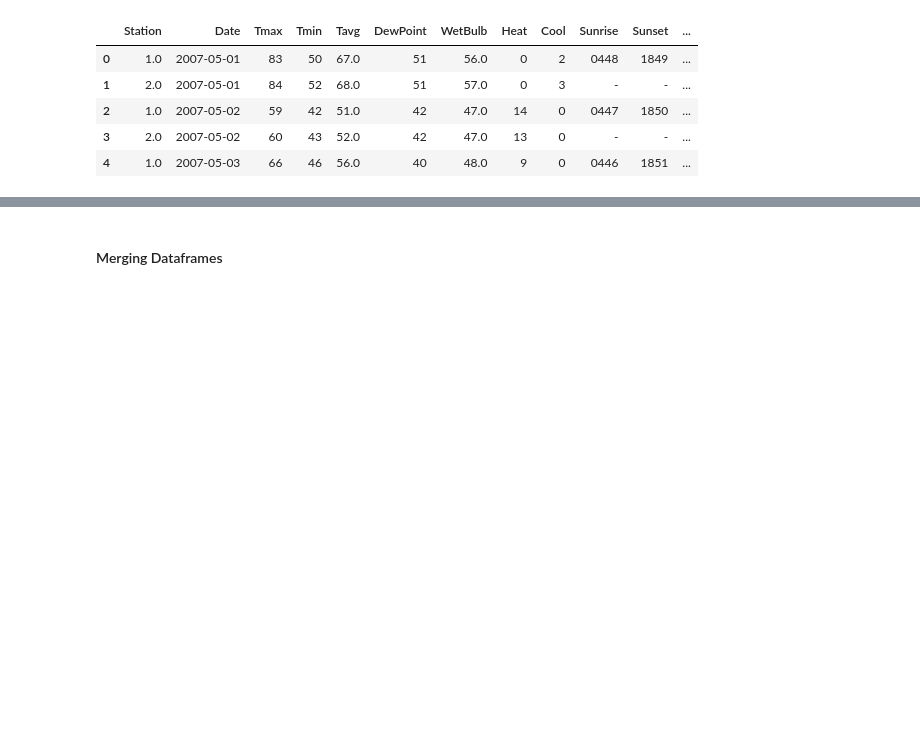
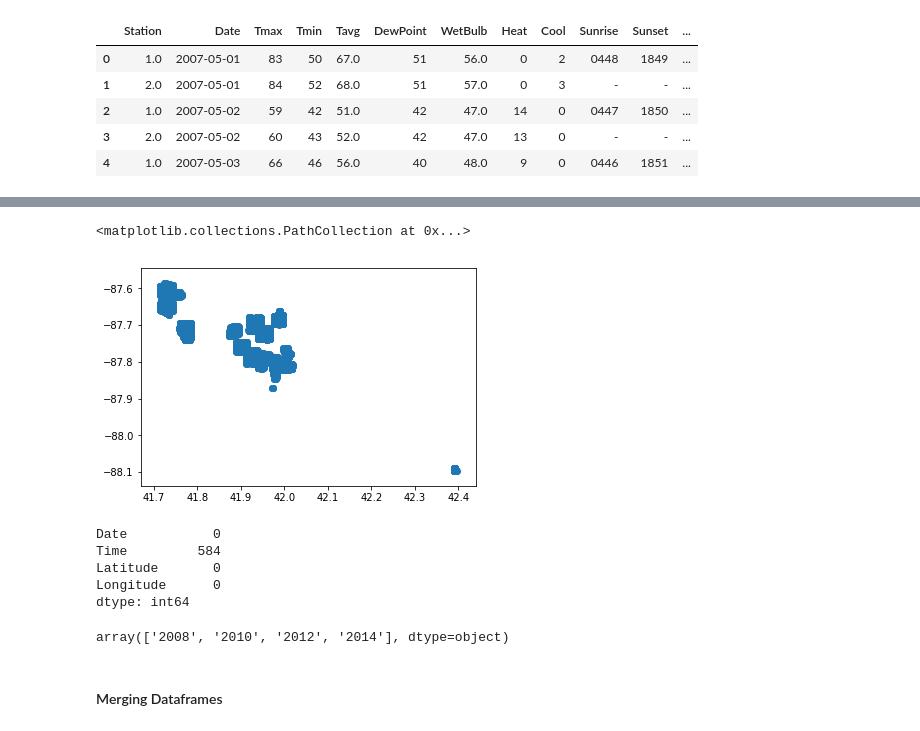
Before and after one commit to jphampton/west-nile, a Jupyter notebook: Cleaning.ipynb, the cells around one changed output, grey strips where cells are left out. Saved outputs shown, nothing was run; the diff lists cells and outputs as text; code cells hidden in the pictures; blank space fills up the shorter version.

```diff
--- a/Cleaning.ipynb
+++ b/Cleaning.ipynb
@@ -202,3 +313,27 @@ target = ['WnvPresent']
+# %%
+# Look at our spray lat/long info
+import matplotlib.pyplot as plt
+
+plt.scatter(spray['Latitude'], spray['Longitude'])
+# %% [output]
+<matplotlib.collections.PathCollection at 0x...>
+[figure, added]
+# %%
+#
+spray.isna().sum()
+# %% [output]
+Date           0
+Time         584
+Latitude       0
+Longitude      0
+dtype: int64
+# %%
+# Since there's no overlap in year between our test data and our spray data,
+# we'll omit spray data from our model.  We'll probably incorporate it
+# into our cost-benefit analysis after model selection is complete.
+test.Date.map(lambda x: x[:4]).unique()
+# %% [output]
+array(['2008', '2010', '2012', '2014'], dtype=object)
 # %% [markdown]
 #### Merging Dataframes
 # %%
```
Also changed, not shown: parts of 34 cells of this notebook, 1 other file.
